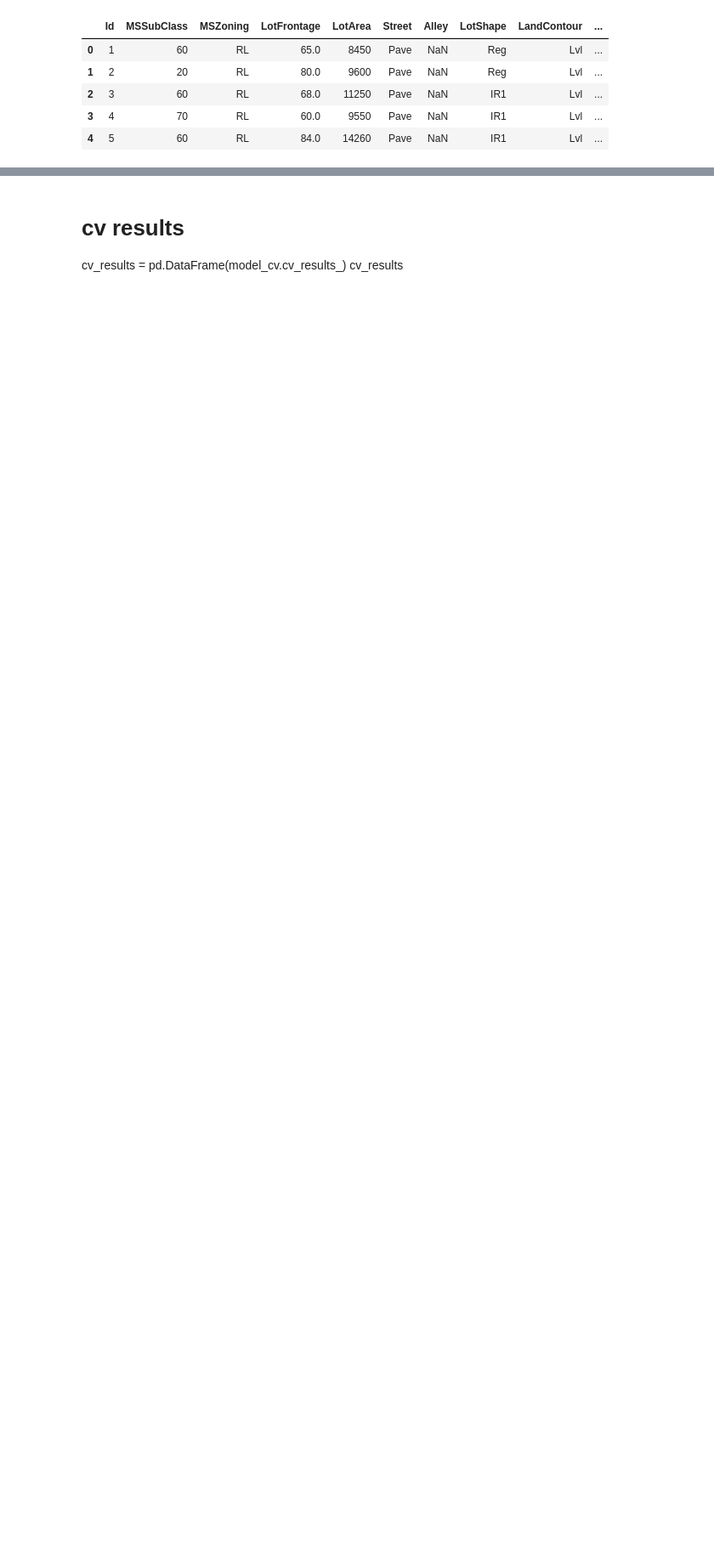
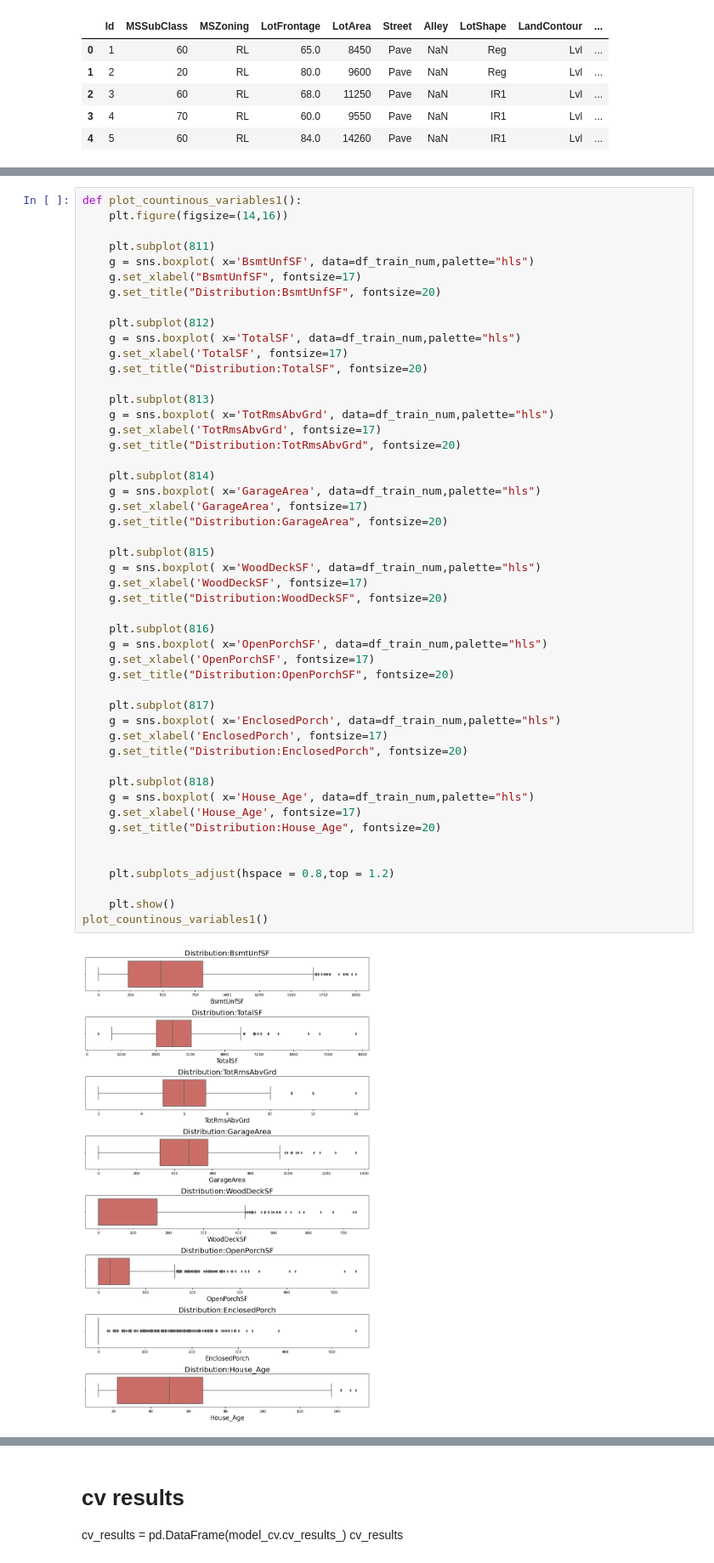
Before and after one commit to CharlieThomasCTG/HousePriceModel, a Jupyter notebook: Regularised model - Copy.ipynb, the cells around one changed output, grey strips where cells are left out. Shown at 85% size. Cells and saved outputs as stored; diff of their text form; blank space fills up the shorter version.

```diff
--- a/Regularised model - Copy.ipynb
+++ b/Regularised model - Copy.ipynb
@@ -1287,0 +992,51 @@ dtype: int64
+# %%
+def plot_countinous_variables1():
+    plt.figure(figsize=(14,16))
+
+    plt.subplot(811)
+    g = sns.boxplot( x='BsmtUnfSF', data=df_train_num,palette="hls")
+    g.set_xlabel("BsmtUnfSF", fontsize=17)
+    g.set_title("Distribution:BsmtUnfSF", fontsize=20)
+
+    plt.subplot(812)
+    g = sns.boxplot( x='TotalSF', data=df_train_num,palette="hls")
+    g.set_xlabel('TotalSF', fontsize=17)
+    g.set_title("Distribution:TotalSF", fontsize=20)
+
+    plt.subplot(813)
+    g = sns.boxplot( x='TotRmsAbvGrd', data=df_train_num,palette="hls")
+    g.set_xlabel('TotRmsAbvGrd', fontsize=17)
+    g.set_title("Distribution:TotRmsAbvGrd", fontsize=20)
+
+    plt.subplot(814)
+    g = sns.boxplot( x='GarageArea', data=df_train_num,palette="hls")
+    g.set_xlabel('GarageArea', fontsize=17)
+    g.set_title("Distribution:GarageArea", fontsize=20)
+
+    plt.subplot(815)
+    g = sns.boxplot( x='WoodDeckSF', data=df_train_num,palette="hls")
+    g.set_xlabel('WoodDeckSF', fontsize=17)
+    g.set_title("Distribution:WoodDeckSF", fontsize=20)
+
+    plt.subplot(816)
+    g = sns.boxplot( x='OpenPorchSF', data=df_train_num,palette="hls")
+    g.set_xlabel('OpenPorchSF', fontsize=17)
+    g.set_title("Distribution:OpenPorchSF", fontsize=20)
+
+    plt.subplot(817)
+    g = sns.boxplot( x='EnclosedPorch', data=df_train_num,palette="hls")
+    g.set_xlabel('EnclosedPorch', fontsize=17)
+    g.set_title("Distribution:EnclosedPorch", fontsize=20)
+
+    plt.subplot(818)
+    g = sns.boxplot( x='House_Age', data=df_train_num,palette="hls")
+    g.set_xlabel('House_Age', fontsize=17)
+    g.set_title("Distribution:House_Age", fontsize=20)
+
+
+    plt.subplots_adjust(hspace = 0.8,top = 1.2)
+
+    plt.show()
+plot_countinous_variables1()
+# %% [output]
+[figure, added]
```
Also changed, not shown: parts of 94 cells of this notebook.
